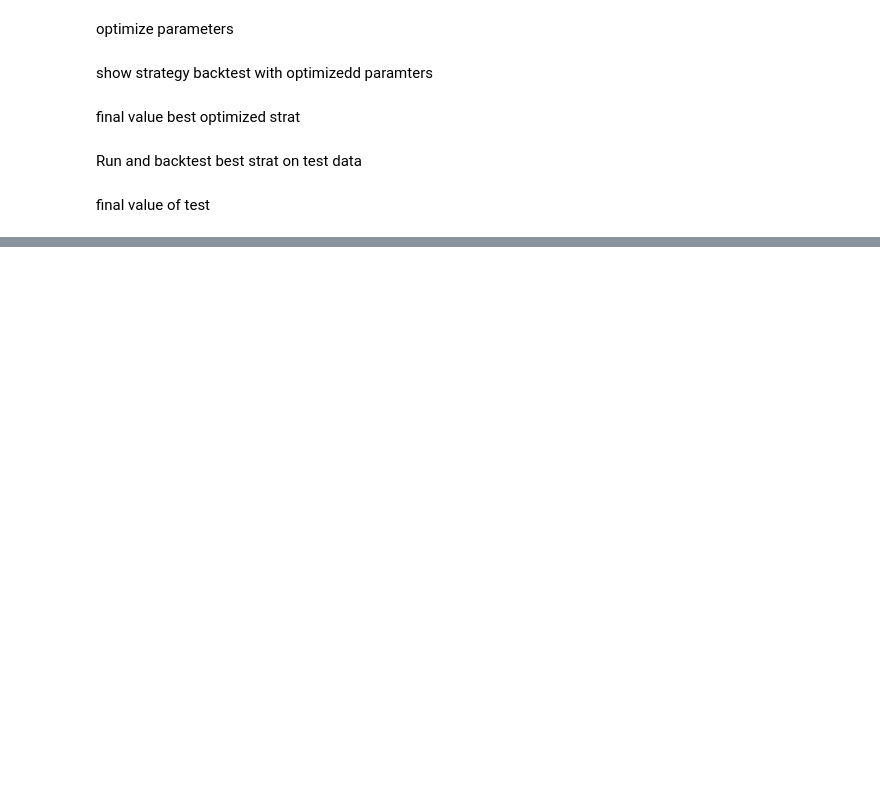
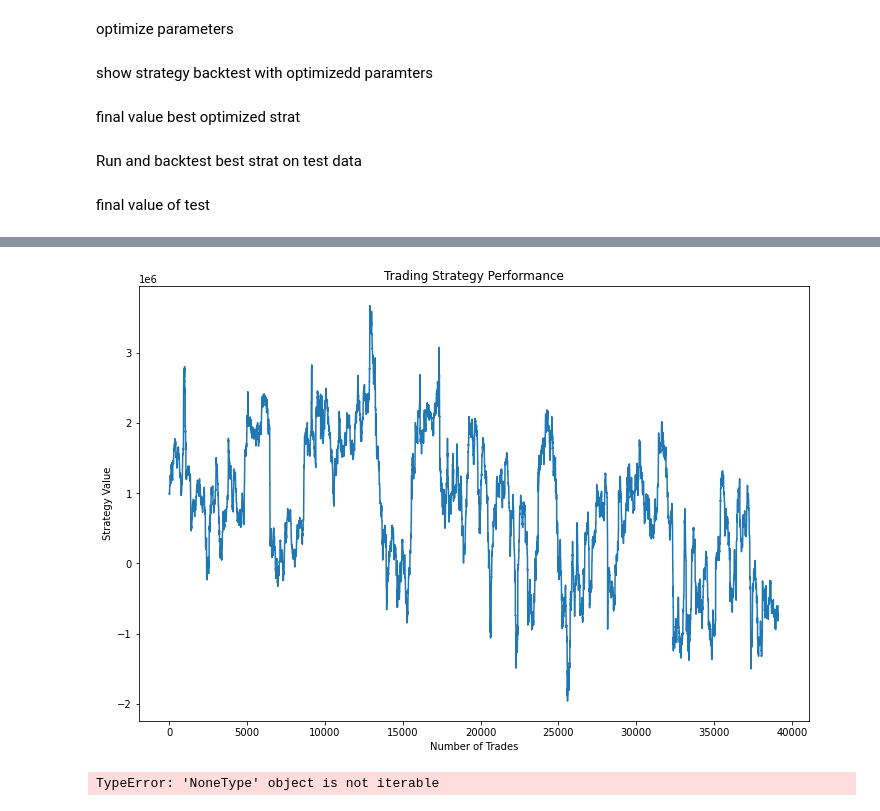
Before and after one commit to david09perez/Proyecto_Trading, a Jupyter notebook: report.ipynb, the cells around one changed output, grey strips where cells are left out. Drawn from its saved outputs; the diff is of its cells as text; code cells hidden in the pictures; blank space fills up the shorter version.

```diff
--- a/report.ipynb
+++ b/report.ipynb
@@ -555 +119,8 @@ print(f"La mejor combinación de indicadores es: {strategy.best_combination} con
+# %%
+from technical_analysis import Operation, TradingStrategy
+strategy = TradingStrategy('5m')
+
+strategy.activate_indicator('RSI')
+strategy.activate_indicator('MACD')
+strategy.activate_indicator('RSI')
 # %%
@@ -556,0 +140,8 @@ strategy.show_ADX_strat()
+# %%
+strategy.plot_results()
+# %% [output]
+[figure, added]
+# %%
+strategy.test()
+# %% [output]
+TypeError: 'NoneType' object is not iterable
```
Also changed, not shown: parts of 46 cells of this notebook, 2 other files.
